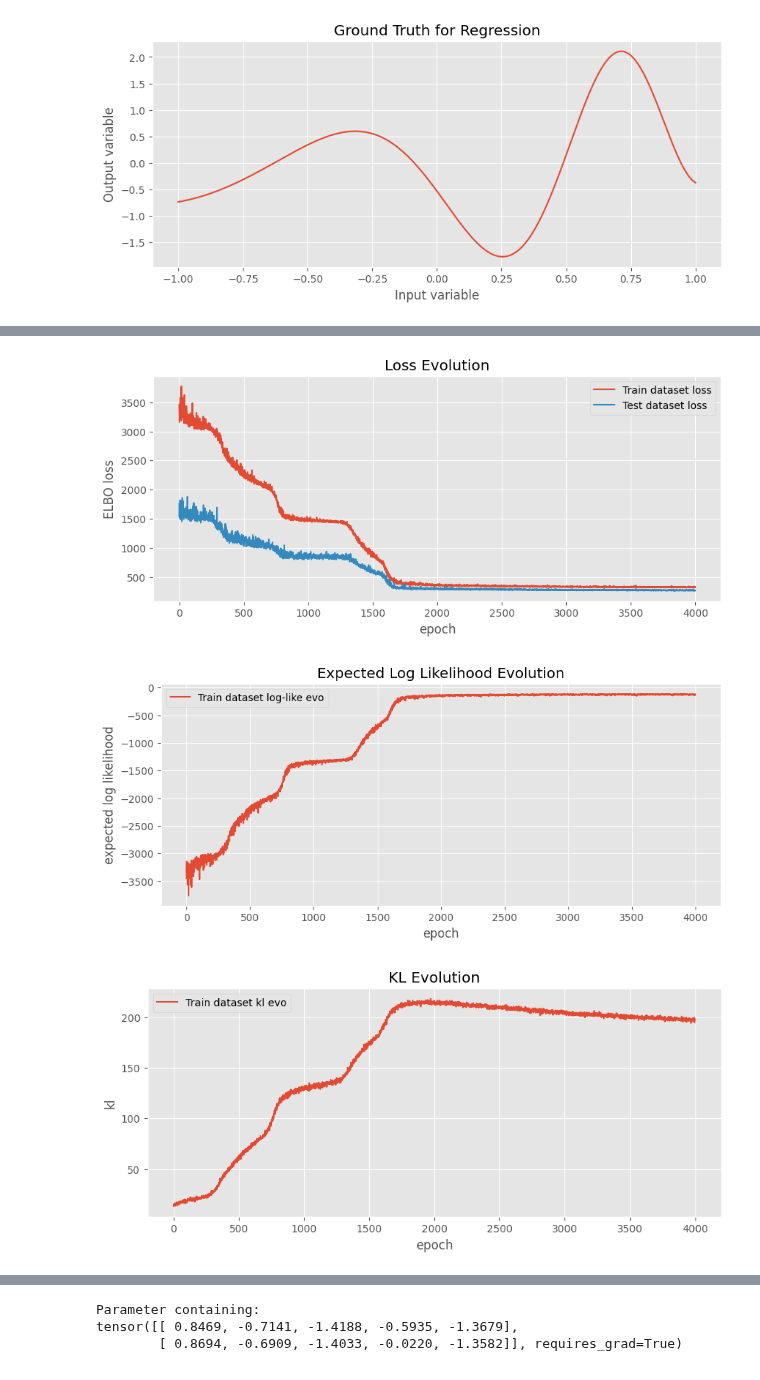
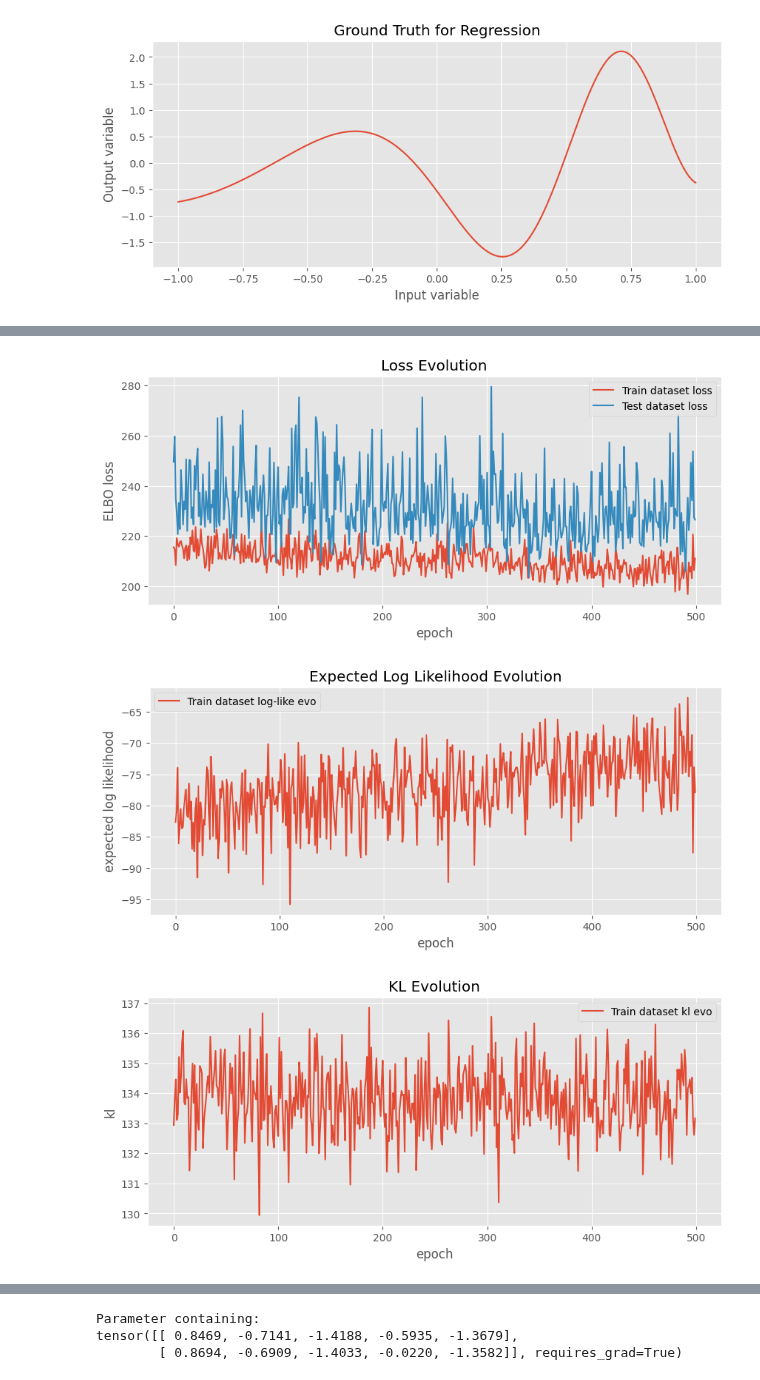
Before and after one commit to Marco-Gal/Bayesian-Neural-Network-Project, a Jupyter notebook: t distribution toy problems/trying multimodal.ipynb, the cells around one changed output, grey strips where cells are left out. Cells and saved outputs as stored; diff of their text form; code cells hidden in the pictures.

```diff
--- a/t distribution toy problems/trying multimodal.ipynb
+++ b/t distribution toy problems/trying multimodal.ipynb
@@ -40,7 +40,7 @@ def gen_gaussian_noise(size=100, noise=0.5, split=0.3):
 
 np.random.seed(42)
 
-x_tr, x_te, y_tr, y_te = gen_gaussian_noise(size=715, noise=0.3) # should give 500 train
+x_tr, x_te, y_tr, y_te = gen_gaussian_noise(size=200, noise=0.3, split = 0.5) # should give 500 train
 plt.title("Regression Dataset: Ground Truth Samples Sprinkled with Gaussian Noise")
 plt.scatter(x_tr, y_tr, label='Train', color='darkblue')
 plt.scatter(x_te, y_te, label='Test', color='red')
@@ -60,7 +60,7 @@ y_te = torch.FloatTensor(y_te).unsqueeze(-1)
 class GaussianMixtureLayer(nn.Module):
     """Represents a mean-field Gaussian distribution over each layer of the network."""
 
-    def __init__(self, input_dim, output_dim, init_var=5e-2, prior_var=1, num_components=2):
+    def __init__(self, input_dim, output_dim, init_var=1e-3, prior_var=1, num_components=2):
         super(GaussianMixtureLayer, self).__init__()
         self.input_dim = input_dim
         self.output_dim = output_dim
@@ -80,18 +80,18 @@ class GaussianMixtureLayer(nn.Module):
         # Variational parameters q(theta)
         self.w_mu_q = nn.Parameter(torch.zeros(num_components,input_dim, output_dim), requires_grad=True)
         self.w_log_var_q = nn.Parameter(
-            torch.ones(num_components,input_dim, output_dim) * torch.log(torch.tensor(prior_var/4)), requires_grad=True
+            torch.ones(num_components,input_dim, output_dim) * torch.log(torch.tensor(init_var)), requires_grad=True
         )
         self.b_mu_q = nn.Parameter(torch.zeros(num_components,output_dim), requires_grad=True)
         self.b_log_var_q = nn.Parameter(
-            torch.ones(num_components,output_dim) * torch.log(torch.tensor(prior_var/4)), requires_grad=True
+            torch.ones(num_components,output_dim) * torch.log(torch.tensor(init_var)), requires_grad=True
         )
 
     # the priors do not change so could be stored as attributes, but
     # it feels cleaner to access them in the same way as the posteriors
     def p_w(self):
         """weight prior distribution"""
-        return torch.distributions.Normal(self.w_mu_p, (0.5 * self.w_log_var_p).exp())
+        return torch.distributions.Normal(self.w_mu_p, (0.5 * self.w_log_var_p).exp()*np.sqrt(2 / self.output_dim))
 
     def p_b(self):
         """bias prior distribution"""
@@ -305,7 +305,7 @@ class BNNWithMixturePosterior(nn.Module):
 
         return kl - exp_ll, exp_ll, kl
 # %%
-bnn_model = BNNWithMixturePosterior(1, [5, 5], 1, noise_std=0.3, prior_var = 0.4)
+bnn_model = BNNWithMixturePosterior(1, [5, 5], 1, noise_std=0.3, prior_var = 1)
 
 opt = torch.optim.Adam(
     bnn_model.parameters(),
@@ -343,7 +343,7 @@ tr_mse_loss_evo = []
 te_mse_loss_evo = []
 aux_loss = nn.MSELoss()
 
-for epoch in tqdm(range(4000)):  # epochs
+for epoch in tqdm(range(500)):  # epochs
     opt.zero_grad()
 
     l, ll, kl = bnn_model.loss(x_tr, y_tr, num_samples = 20)
@@ -363,33 +363,33 @@ plt.rcParams["figure.figsize"] = (10, 4)
 plt.plot(tr_loss_evo, label='Train dataset loss')
 plt.plot(te_loss_evo, label='Test dataset loss')
 plt.ylabel('ELBO loss')
 plt.xlabel('epoch')
 plt.legend()
 plt.title('Loss Evolution')
 plt.show()
 
 plt.plot(tr_ll_evo, label='Train dataset log-like evo')
 plt.ylabel('expected log likelihood')
 plt.xlabel('epoch')
 plt.legend()
 plt.title('Expected Log Likelihood Evolution')
 plt.show()
 
 plt.plot(tr_kl_evo, label='Train dataset kl evo')
 plt.ylabel('kl')
 plt.xlabel('epoch')
 plt.legend()
 plt.title('KL Evolution')
 plt.show()
 
 plt.plot(tr_mse_loss_evo, label='Train dataset')
 plt.plot(te_mse_loss_evo, label='Test dataset')
 plt.ylabel('MSE')
 plt.xlabel('epoch')
 plt.legend()
 plt.title('MSE Evolution')
 plt.show()
 # %% [output]
-[figure, old version]
+[figure, new version]
-[figure, old version]
+[figure, new version]
-[figure, old version]
+[figure, new version]
```
Also changed, not shown: parts of 5 cells of this notebook, 2 other files.
